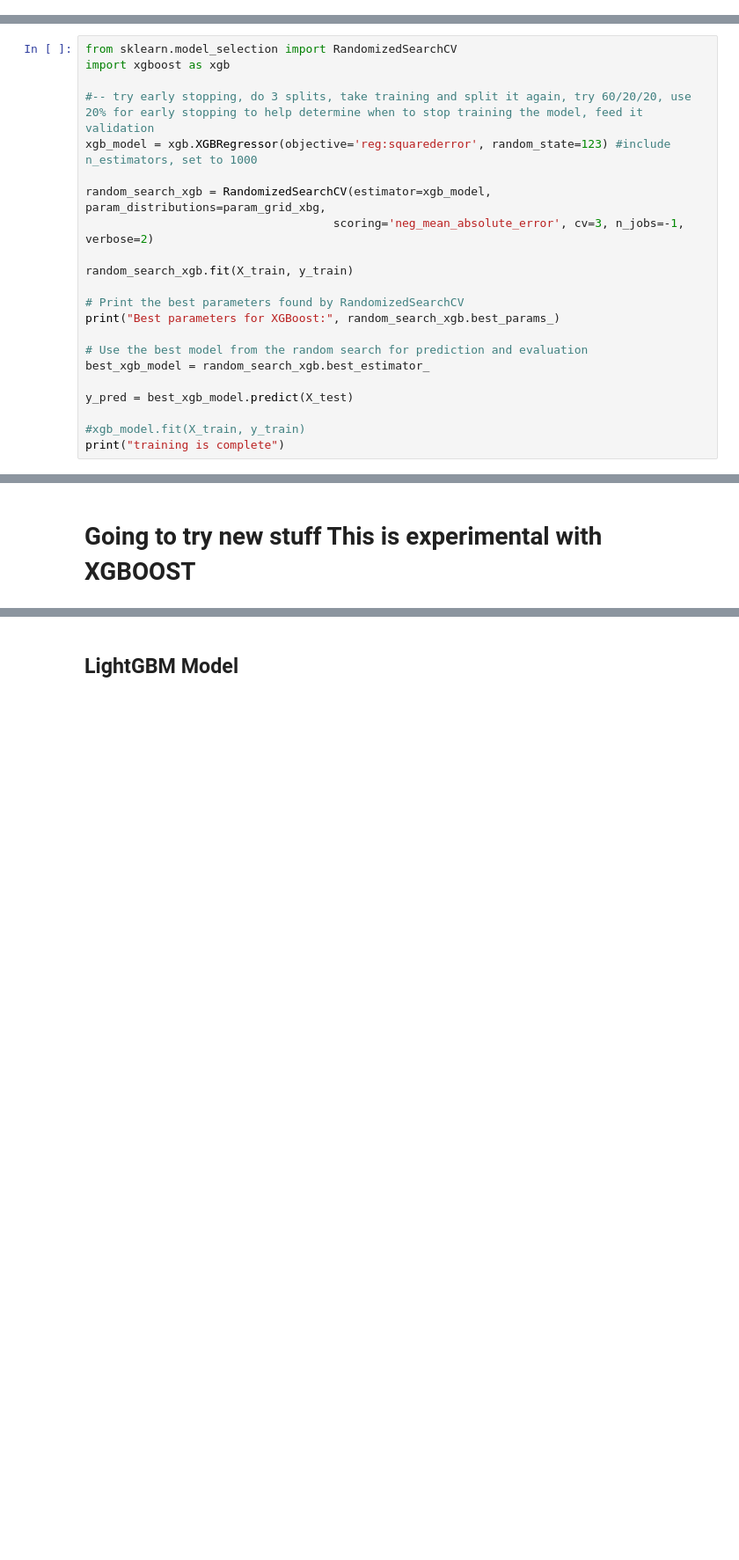
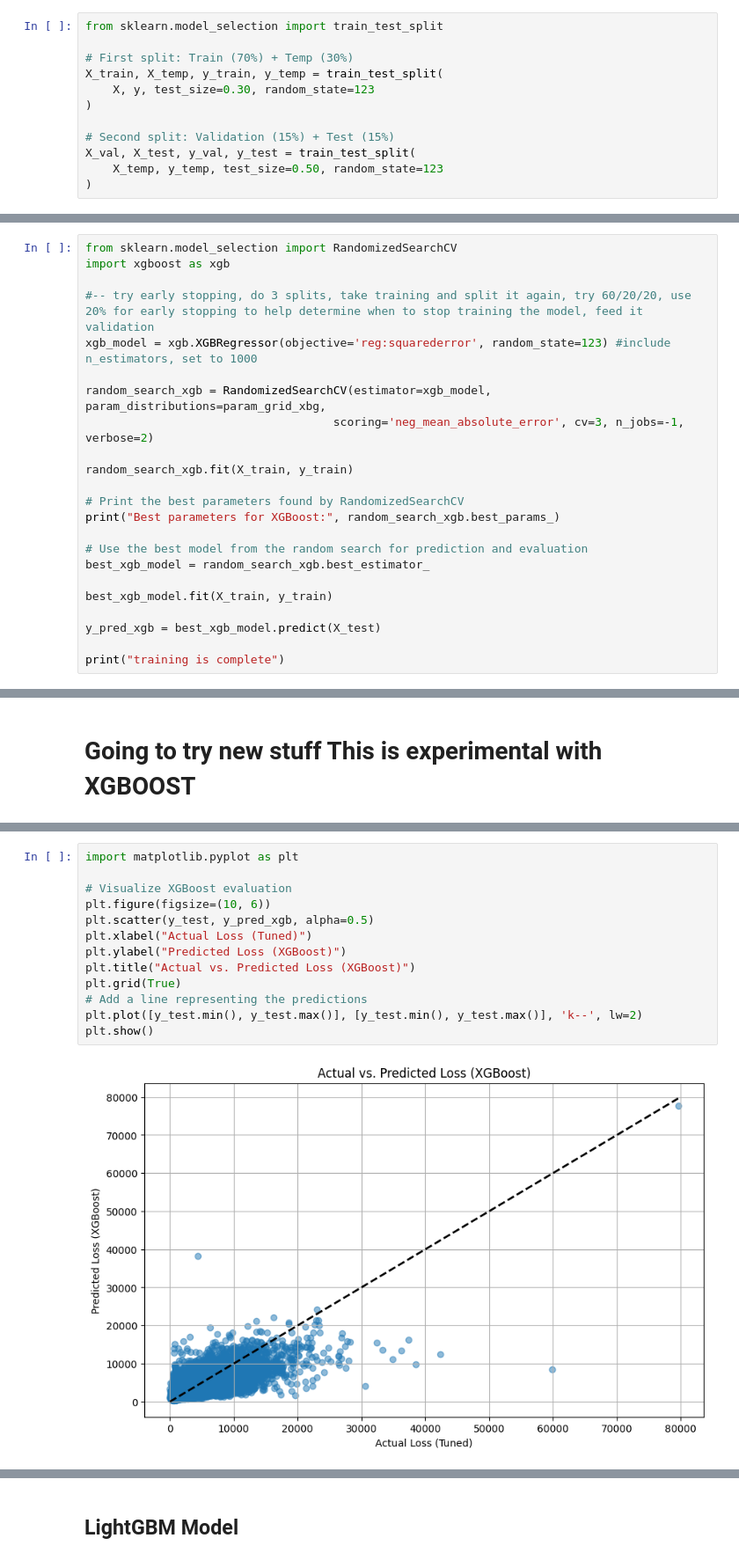
Before and after one commit to KanzGiwa/Allstate-1A, a Jupyter notebook: ALL_STATE_project.ipynb, the cells around one changed output, grey strips where cells are left out. Shown at 88% size. Saved outputs shown, nothing was run; the diff lists cells and outputs as text; blank space fills up the shorter version.

```diff
--- a/ALL_STATE_project.ipynb
+++ b/ALL_STATE_project.ipynb
@@ -249,3 +340,15 @@ X_train, X_test, y_train, y_test = train_test_split(X, y, test_size=0.3, random_
+# %%
+from sklearn.model_selection import train_test_split
+
+# First split: Train (70%) + Temp (30%)
+X_train, X_temp, y_train, y_temp = train_test_split(
+    X, y, test_size=0.30, random_state=123
+)
+
+# Second split: Validation (15%) + Test (15%)
+X_val, X_test, y_val, y_test = train_test_split(
+    X_temp, y_temp, test_size=0.50, random_state=123
+)
 # %%
 #-- dont use n_estimators in here
 param_grid_xbg = {
@@ -272,7 +375,8 @@ print("Best parameters for XGBoost:", random_search_xgb.best_params_)
 # Use the best model from the random search for prediction and evaluation
 best_xgb_model = random_search_xgb.best_estimator_
 
-y_pred = best_xgb_model.predict(X_test)
+best_xgb_model.fit(X_train, y_train)
 
-#xgb_model.fit(X_train, y_train)
+y_pred_xgb = best_xgb_model.predict(X_test)
+
 print("training is complete")
@@ -318,3 +451,18 @@ print("Tuned RMSE:", rmse_tuned)
+# %%
+import matplotlib.pyplot as plt
+
+# Visualize XGBoost evaluation
+plt.figure(figsize=(10, 6))
+plt.scatter(y_test, y_pred_xgb, alpha=0.5)
+plt.xlabel("Actual Loss (Tuned)")
+plt.ylabel("Predicted Loss (XGBoost)")
+plt.title("Actual vs. Predicted Loss (XGBoost)")
+plt.grid(True)
+# Add a line representing the predictions
+plt.plot([y_test.min(), y_test.max()], [y_test.min(), y_test.max()], 'k--', lw=2)
+plt.show()
+# %% [output]
+[figure, added]
 # %% [markdown]
 # I started with XGB becauseof high accuracy and it also learns from mistake. It prevents overfitting . The first time i ran this model the MAE was off by $1,262  meaning the model predection was off by that amount. After tuning the MAE dropped by  $$40  which is not a lot but still something. Next step is to test next model and pick the best one.
 # %% [markdown]
```
Also changed, not shown: parts of 29 cells of this notebook.
